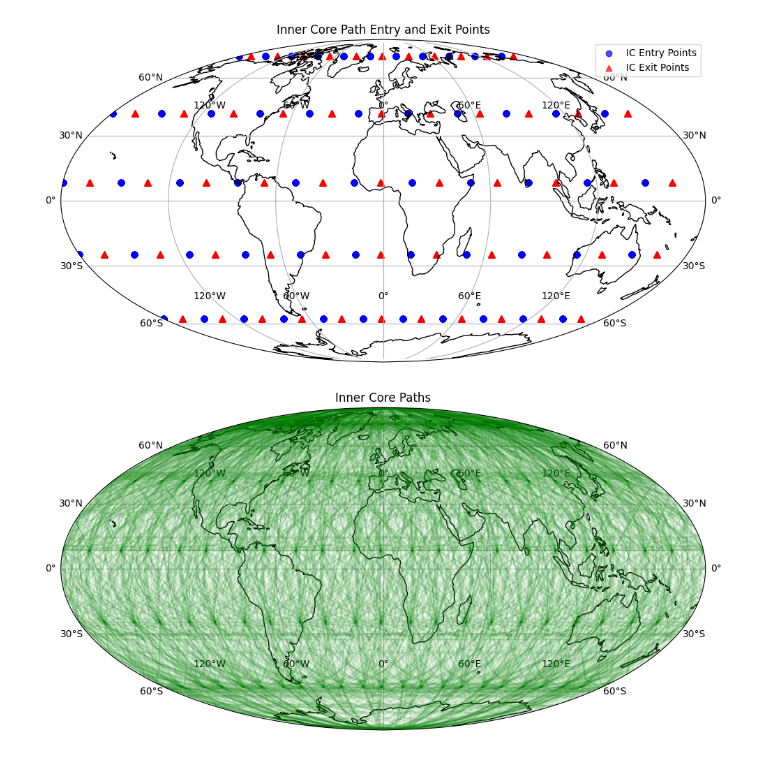
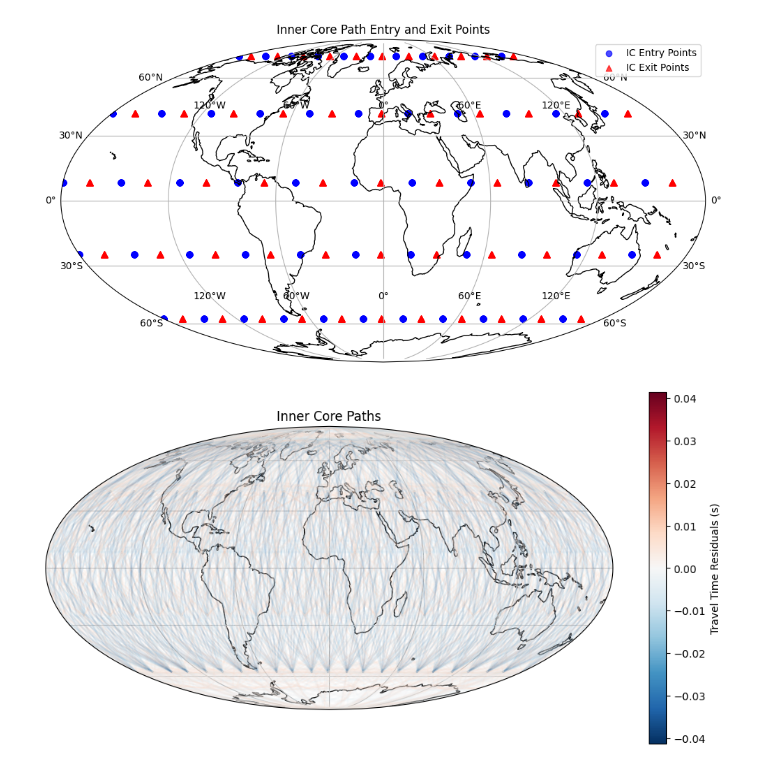
Before and after one commit to auggiemarignier/icanisddr, a Jupyter notebook: experiments/bulkic/notebooks/plot_paths.ipynb, the cells around one changed output. Saved outputs shown, nothing was run; the diff lists cells and outputs as text; code cells hidden in the pictures.

```diff
--- a/experiments/bulkic/notebooks/plot_paths.ipynb
+++ b/experiments/bulkic/notebooks/plot_paths.ipynb
@@ -51,42 +54,63 @@ def plot_ic_inout(ic_in: np.ndarray, ic_out: np.ndarray) -> None:
 plot_ic_inout(ic_in, ic_out)
 # %% [output]
 [figure]
+# %%
+truth = np.array([[0.0143, 0.0909, -0.0858, 0.0, 0.0, 0.0, 0.0]])
+ttc = TravelTimeCalculator(ic_in, ic_out, normalisation=-0.5)
+synth_data_clean = ttc(truth)[0]
+
+rng = np.random.default_rng(seed=42)
+noise = gaussian_noise(
+    0.009,
+    rng,
+    synth_data_clean,
+)
 # %%
-def plot_ic_paths(ic_in: np.ndarray, ic_out: np.ndarray, num_paths: int = 1000) -> None:
+def plot_ic_paths(
+    ic_in: np.ndarray, ic_out: np.ndarray, colours: np.ndarray, cmap: str = "RdBu_r"
+) -> None:
     """Plot paths through the inner core on a world map.
 
     Parameters
     ----------
     ic_in : ndarray, shape (num_paths, 3)
         Entry points of paths into the inner core (longitude (deg), latitude (deg), radius (km)).
     ic_out : ndarray, shape (num_paths, 3)
         Exit points of paths from the inner core (longitude (deg), latitude (deg), radius (km)).
-    num_paths : int, optional
-        Number of paths to plot (default is 1000).
+    colours : ndarray, shape (num_paths,)
+        Array of values to determine the colour of each path (e.g., travel time residuals).
     """
     fig, ax = plt.subplots(
         1, 1, subplot_kw={"projection": ccrs.Mollweide()}, figsize=(12, 6)
     )
     ax.coastlines()
     ax.set_global()
-    ax.gridlines(draw_labels=True)
+    ax.gridlines()
 
-    total_paths = ic_in.shape[0]
-    step = max(1, total_paths // num_paths)
+    permutation = rng.permutation(len(ic_in))
+    ic_in = ic_in[permutation]
+    ic_out = ic_out[permutation]
+    colours = colours[permutation]
+    # colours = np.clip(colours, -0.01, 0.01)
 
-    for i in range(0, total_paths, step):
+    cm = plt.get_cmap(cmap)
+    v = np.max(np.abs(colours))
+    norm = Normalize(vmin=-v, vmax=v)
+    sm = ScalarMappable(cmap=cm, norm=norm)
+    for _in, _out, colour in zip(ic_in, ic_out, colours):
         ax.plot(
-            [ic_in[i, 0], ic_out[i, 0]],
-            [ic_in[i, 1], ic_out[i, 1]],
-            color="green",
+            [_in[0], _out[0]],
+            [_in[1], _out[1]],
+            color=sm.to_rgba(colour),
             alpha=0.1,
             transform=ccrs.Geodetic(),  # straight lines through the inner core, not great circles
         )
 
     plt.title("Inner Core Paths")
+    plt.colorbar(sm, ax=ax, label="Travel Time Residuals (s)")
     plt.show()
 
 
-plot_ic_paths(ic_in, ic_out, num_paths=ic_in.shape[0])
+plot_ic_paths(ic_in, ic_out, colours=synth_data_clean)
 # %% [output]
-[figure, old version]
+[figure, new version]
```
Also changed, not shown: parts of 2 cells of this notebook, 7 other files.
